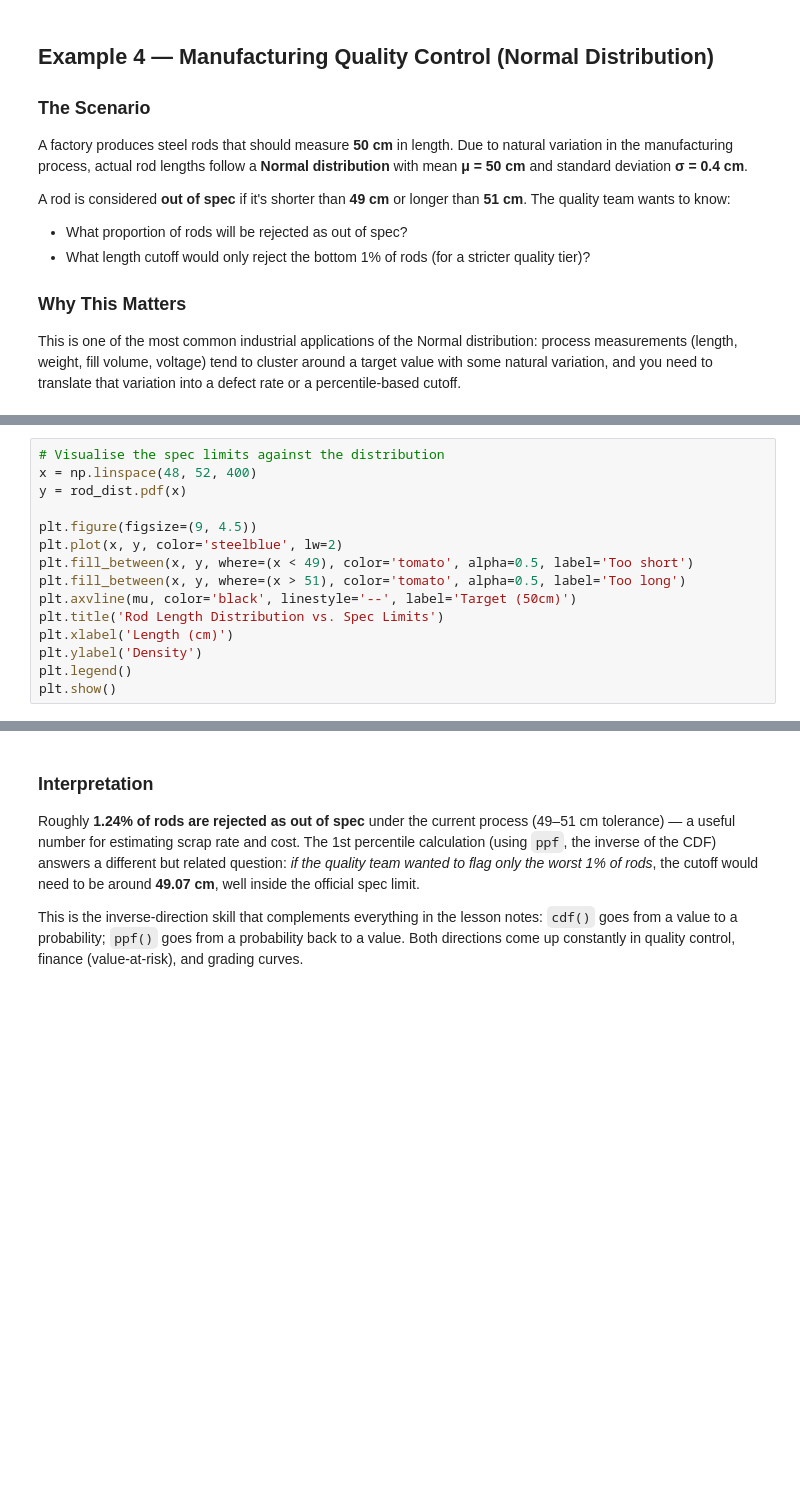
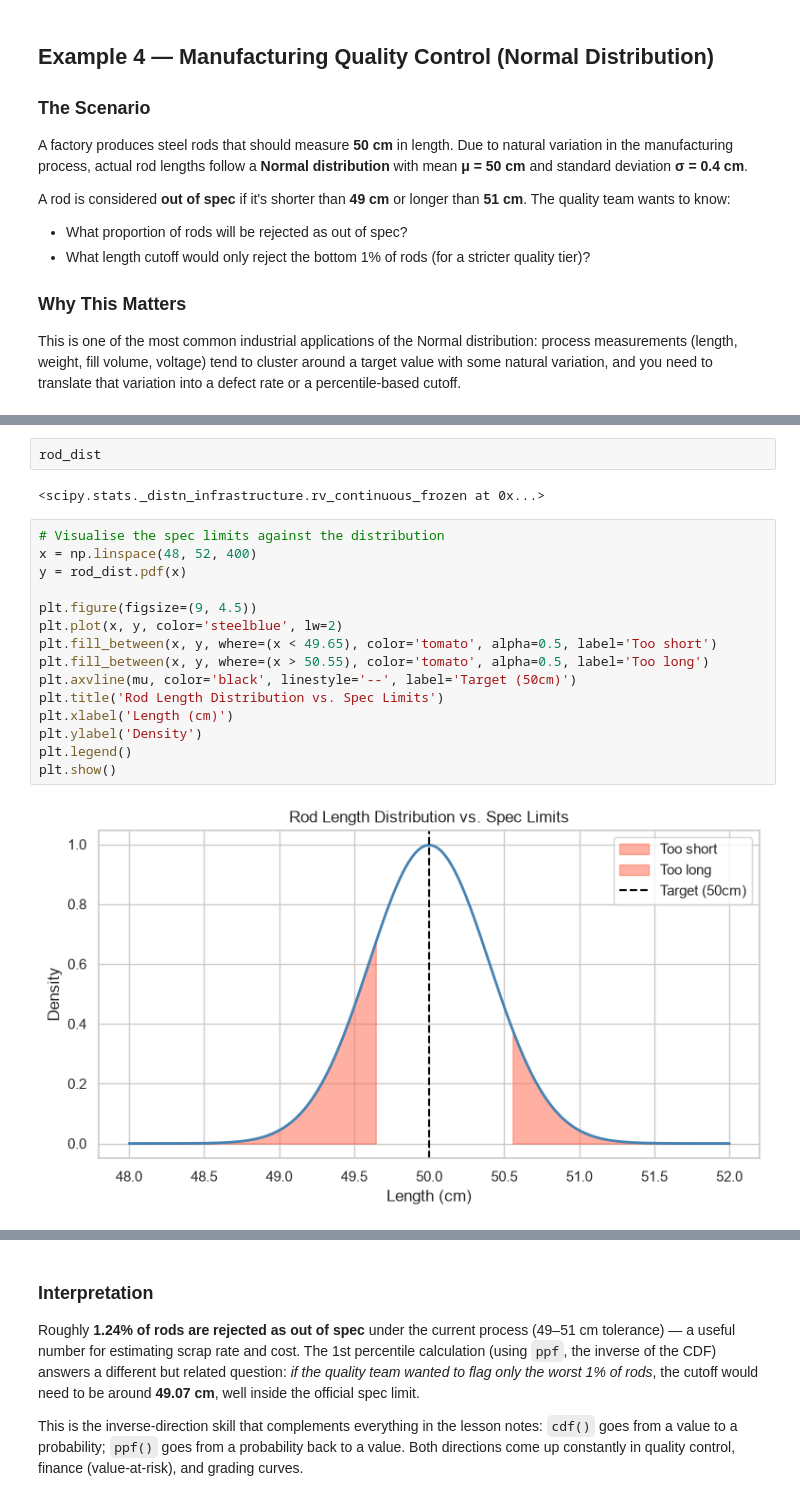
Before and after one commit to zinduaschool/pydata-notes, a Jupyter notebook: 26e-notes/Week 4/3-probability-theory-notebook.ipynb, the cells around one changed output, grey strips where cells are left out. Saved outputs shown, nothing was run; the diff lists cells and outputs as text; blank space fills up the shorter version.

```diff
--- a/26e-notes/Week 4/3-probability-theory-notebook.ipynb
+++ b/26e-notes/Week 4/3-probability-theory-notebook.ipynb
@@ -252,17 +300,23 @@ print(f"P(out of spec)     = {p_out_of_spec:.4f}  ({p_out_of_spec*100:.2f}%)")
+# %%
+rod_dist
+# %% [output]
+<scipy.stats._distn_infrastructure.rv_continuous_frozen at 0x...>
 # %%
 # Visualise the spec limits against the distribution
 x = np.linspace(48, 52, 400)
 y = rod_dist.pdf(x)
 
 plt.figure(figsize=(9, 4.5))
 plt.plot(x, y, color='steelblue', lw=2)
-plt.fill_between(x, y, where=(x < 49), color='tomato', alpha=0.5, label='Too short')
-plt.fill_between(x, y, where=(x > 51), color='tomato', alpha=0.5, label='Too long')
+plt.fill_between(x, y, where=(x < 49.65), color='tomato', alpha=0.5, label='Too short')
+plt.fill_between(x, y, where=(x > 50.55), color='tomato', alpha=0.5, label='Too long')
 plt.axvline(mu, color='black', linestyle='--', label='Target (50cm)')
 plt.title('Rod Length Distribution vs. Spec Limits')
 plt.xlabel('Length (cm)')
 plt.ylabel('Density')
 plt.legend()
 plt.show()
+# %% [output]
+[figure, added]
 # %%
 # Find the cutoff for the strictest bottom 1% of rods (the 1st percentile)
```
Also changed, not shown: parts of 18 cells of this notebook, 6 other files.
